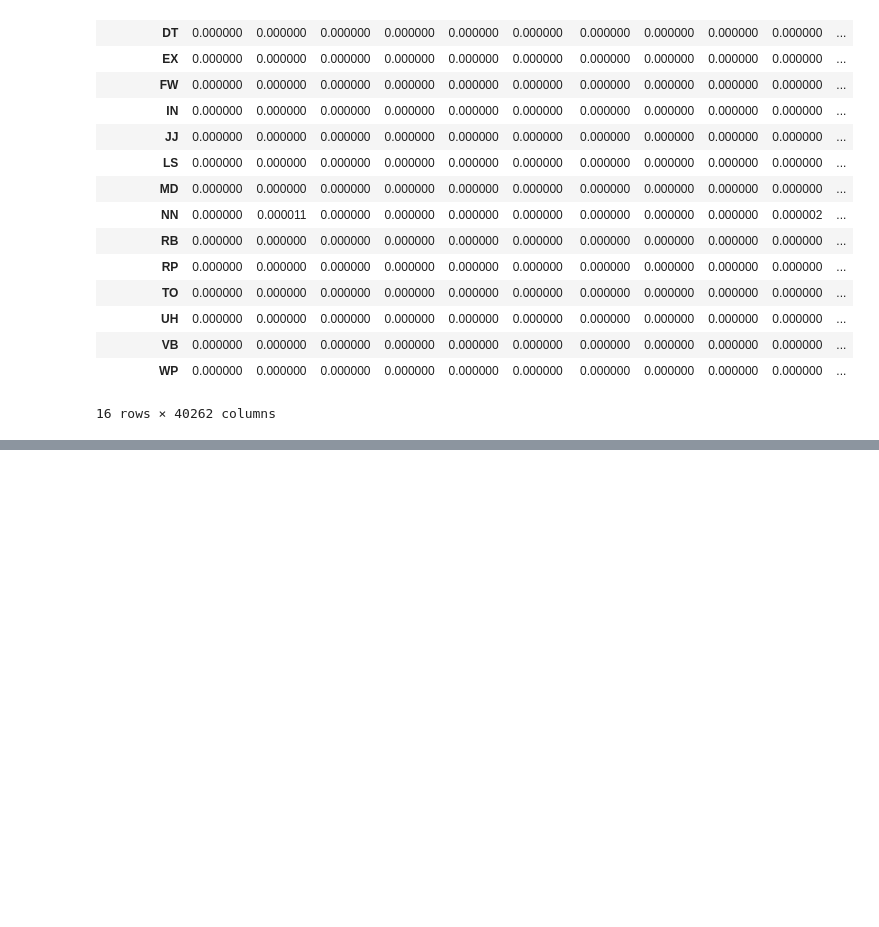
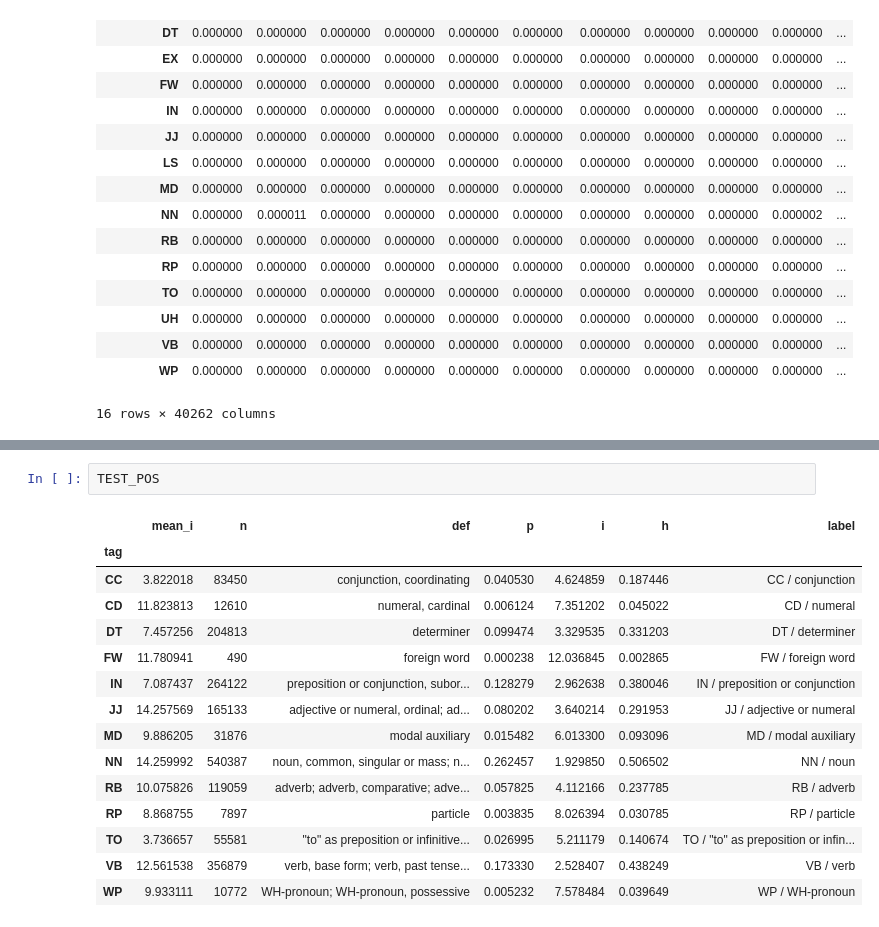
Before and after one commit to ontoligent/DS5001-2023-01-R, a Jupyter notebook: lessons/M04_NLP/M04_02_HMM.ipynb, the cells around one changed output, grey strips where cells are left out. Drawn from its saved outputs; the diff is of its cells as text; blank space fills up the shorter version.

```diff
--- a/lessons/M04_NLP/M04_02_HMM.ipynb
+++ b/lessons/M04_NLP/M04_02_HMM.ipynb
@@ -507,0 +735,18 @@ S.sort_values('pp').sent_str.to_list()
+# %%
+TEST_POS
+# %% [output]
+|  | mean_i | n | def | p | i | h | label |
+| tag |  |  |  |  |  |  |  |
+| CC | 3.822018 | 83450 | conjunction, coordinating | 0.040530 | 4.624859 | 0.187446 | CC / conjunction |
+| CD | 11.823813 | 12610 | numeral, cardinal | 0.006124 | 7.351202 | 0.045022 | CD / numeral |
+| DT | 7.457256 | 204813 | determiner | 0.099474 | 3.329535 | 0.331203 | DT / determiner |
+| FW | 11.780941 | 490 | foreign word | 0.000238 | 12.036845 | 0.002865 | FW / foreign word |
+| IN | 7.087437 | 264122 | preposition or conjunction, subor... | 0.128279 | 2.962638 | 0.380046 | IN / preposition or conjunction |
+| JJ | 14.257569 | 165133 | adjective or numeral, ordinal; ad... | 0.080202 | 3.640214 | 0.291953 | JJ / adjective or numeral |
+| MD | 9.886205 | 31876 | modal auxiliary | 0.015482 | 6.013300 | 0.093096 | MD / modal auxiliary |
+| NN | 14.259992 | 540387 | noun, common, singular or mass; n... | 0.262457 | 1.929850 | 0.506502 | NN / noun |
+| RB | 10.075826 | 119059 | adverb; adverb, comparative; adve... | 0.057825 | 4.112166 | 0.237785 | RB / adverb |
+| RP | 8.868755 | 7897 | particle | 0.003835 | 8.026394 | 0.030785 | RP / particle |
+| TO | 3.736657 | 55581 | "to" as preposition or infinitive... | 0.026995 | 5.211179 | 0.140674 | TO / "to" as preposition or infin... |
+| VB | 12.561538 | 356879 | verb, base form; verb, past tense... | 0.173330 | 2.528407 | 0.438249 | VB / verb |
+| WP | 9.933111 | 10772 | WH-pronoun; WH-pronoun, possessive | 0.005232 | 7.578484 | 0.039649 | WP / WH-pronoun |
```
Also changed, not shown: parts of 70 cells of this notebook.
